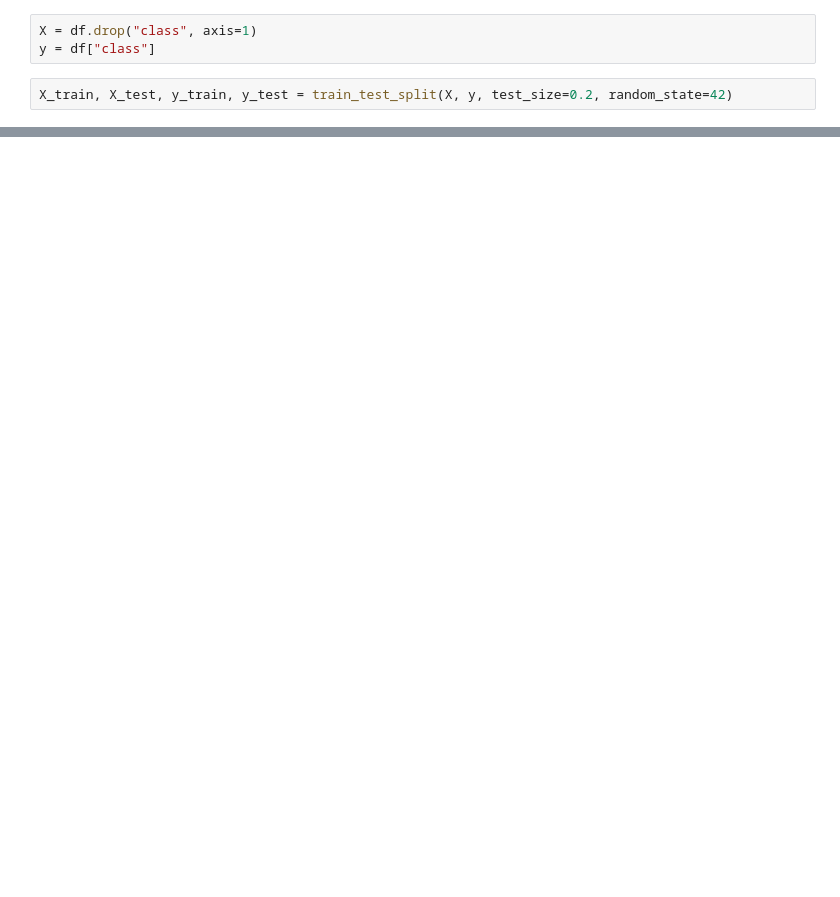
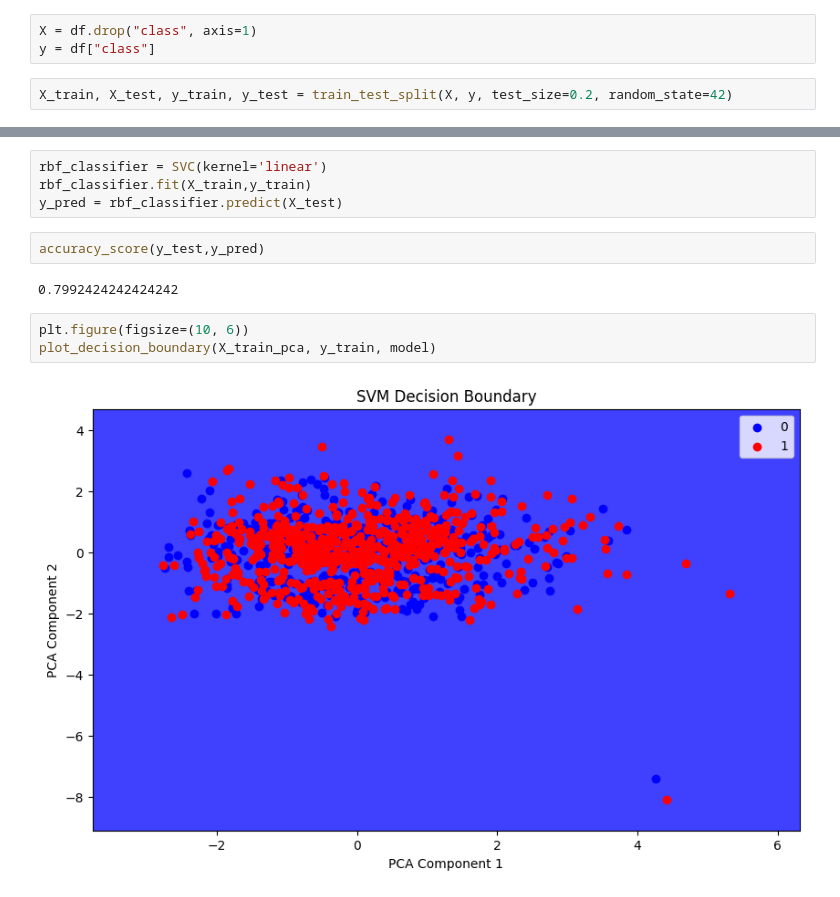
Before and after one commit to koratjay2022/bia_project, a Jupyter notebook: Heart_Attack/SVM_AND_KNN/SVM/SVM_Heart_attack.ipynb, the cells around one changed output, grey strips where cells are left out. Cells and saved outputs as stored; diff of their text form; blank space fills up the shorter version.

```diff
--- a/Heart_Attack/SVM_AND_KNN/SVM/SVM_Heart_attack.ipynb
+++ b/Heart_Attack/SVM_AND_KNN/SVM/SVM_Heart_attack.ipynb
@@ -160,0 +160,13 @@ InvalidIndexError: (slice(None, None, None), 0)
+# %%
+rbf_classifier = SVC(kernel='linear')
+rbf_classifier.fit(X_train,y_train)
+y_pred = rbf_classifier.predict(X_test)
+# %%
+accuracy_score(y_test,y_pred)
+# %% [output]
+0.7992424242424242
+# %%
+plt.figure(figsize=(10, 6))
+plot_decision_boundary(X_train_pca, y_train, model)
+# %% [output]
+[figure, added]
```
Also changed, not shown: parts of 24 cells of this notebook, 3 other files.
